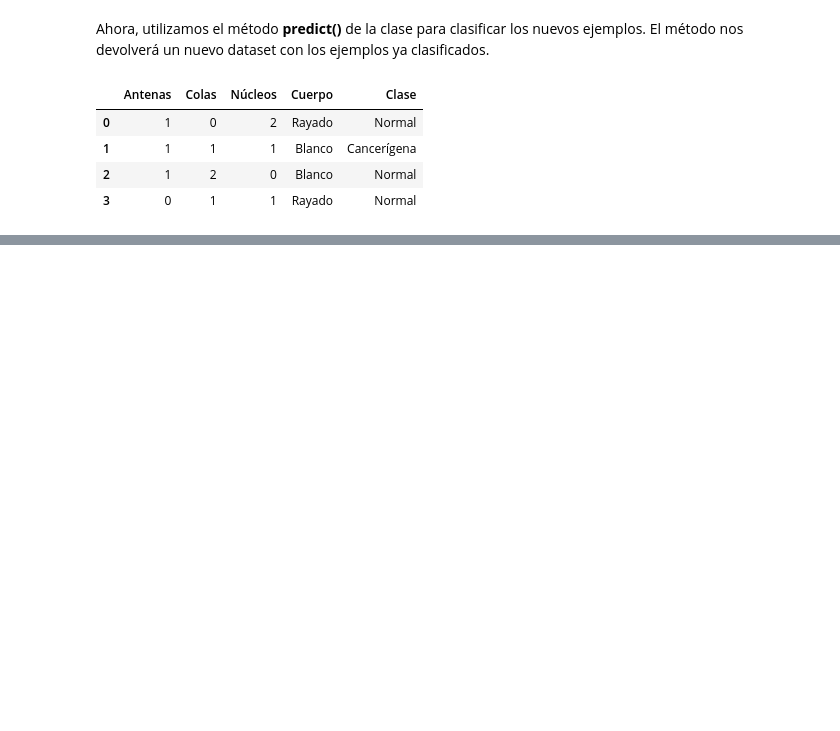
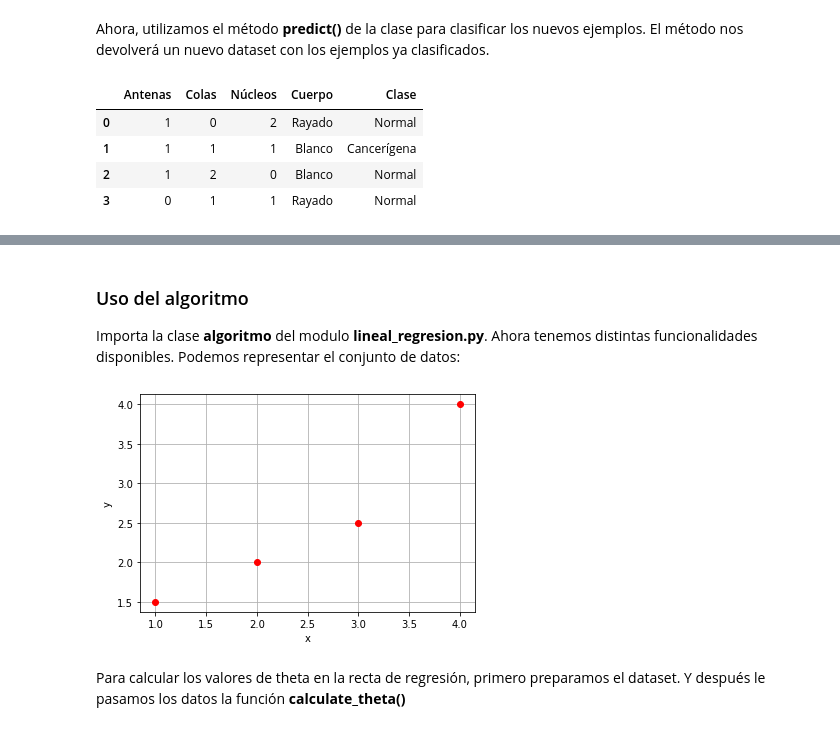
Before and after one commit to dperezt98/AA_PP, a Jupyter notebook: explicacion_algoritmos.ipynb, the cells around one changed output, grey strips where cells are left out. Saved outputs shown, nothing was run; the diff lists cells and outputs as text; code cells hidden in the pictures; blank space fills up the shorter version.

```diff
--- a/explicacion_algoritmos.ipynb
+++ b/explicacion_algoritmos.ipynb
@@ -77,0 +83,5 @@ alg.predict(dataset_test)
+# %%
+import numpy as np
+import pandas as pd
+dataset = pd.read_csv("examples_datasets/dataset_lineal_regresion_1.csv")
+dataset
@@ -77,0 +94,11 @@ alg.predict(dataset_test)
+# %% [markdown]
+### Uso del algoritmo
+Importa la clase **algoritmo** del modulo **lineal_regresion.py**. Ahora tenemos distintas funcionalidades disponibles. Podemos representar el conjunto de datos:
+# %%
+from algorithms import lineal_regresion
+lr = lineal_regresion.algorithm()
+lr.represent_dataset(dataset)
+# %% [output]
+[figure, added]
+# %% [markdown]
+Para calcular los valores de theta en la recta de regresión, primero preparamos el dataset. Y después le pasamos los datos la función **calculate_theta()**
```
Also changed, not shown: parts of 16 cells of this notebook, 5 other files.
